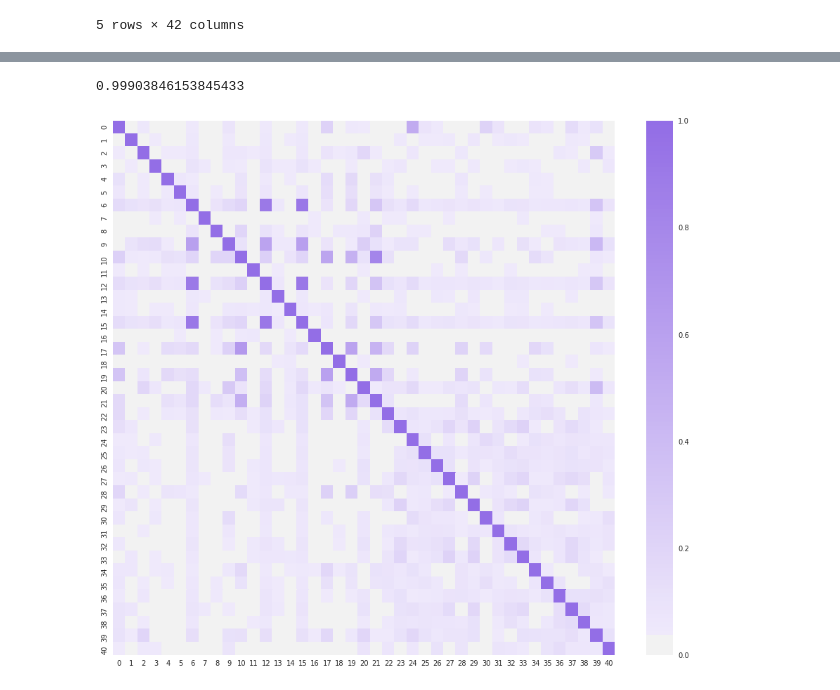
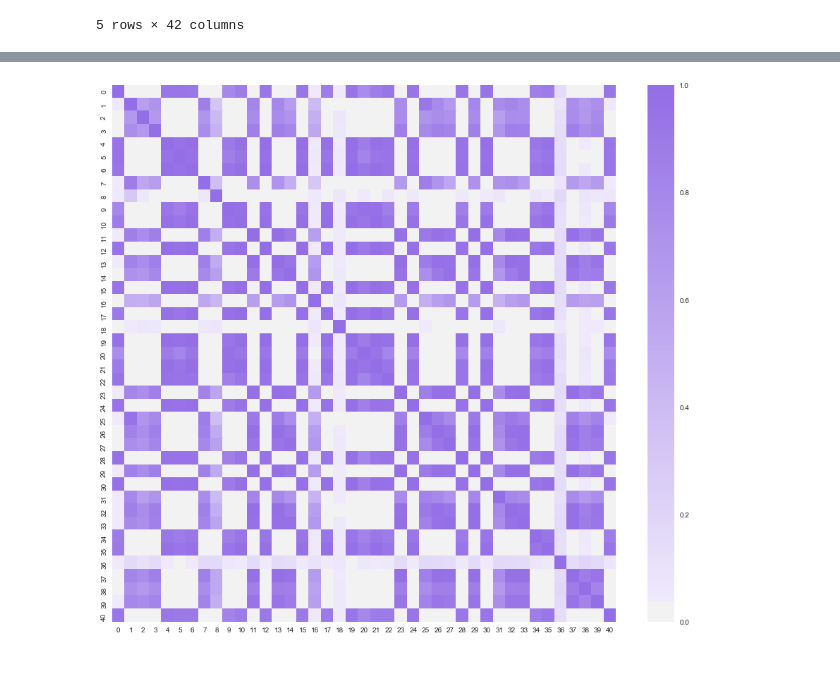
Before and after one commit to ruteee/pesquisa, a Jupyter notebook: Correlação cruzada.ipynb, the cells around one changed output, grey strips where cells are left out. Saved outputs shown, nothing was run; the diff lists cells and outputs as text; code cells hidden in the pictures.

```diff
--- a/Correlação cruzada.ipynb
+++ b/Correlação cruzada.ipynb
@@ -124,12 +45,26 @@ array([  4.00000000e-05,   5.74166667e+00,   3.74166667e+00,
+# %%
+#reading dfs
+dfs_fail_0  = get_dfs(291,301)
+dfs_fail_25 = get_dfs(301, 311)
+dfs_fail_50 = get_dfs(311,321)
+dfs_fail_75 = get_dfs(321,331)
+dfs_fail_100 = get_dfs(331,341)
 # %%
-num_rep = 10
+def mean_correlation(wlag, dfs = []):
+    matrix_corr_list = []
+    m_sum = np.zeros([dfs[0].shape[1] -1 , dfs[0].shape[1] -1])
+    dfs_norm = normalize_dfs(dfs)
 
-for k in np.arange(0,num_rep):
-    sim1_norm = (sim1 -  sim1.mean())/sim1.std()
-    sim1_norm['tout'] = sim1['tout']
-    wlag = int(2/0.01)
-    tam_m = len(sim1_norm.columns[1:])
-    m_corr = np.zeros((tam_m,tam_m,2))
-    for i, x in enumerate(sim1_norm.columns[1:]):
-        for j, y in enumerate(sim1_norm.columns[1:]):
-             m_corr[i][j] = sig_corr(np.array(sim1_norm[x]), np.array(sim1_norm[y]),wlag, 0.01)
+    for df in dfs_norm:
+        tam_m = int(len(df.columns[1:]))
+        m_corr = np.zeros((tam_m,tam_m,2))
+        for i, x in enumerate(df.columns[1:]):
+            for j, y in enumerate(df.columns[1:]):
+                m_corr[i][j] = sig_corr(np.array(df[x]), np.array(df[y]),wlag, 0.01)
+            matrix_corr_list.append(m_corr)
+
+    for m in matrix_corr_list:
+        m_sum = np.add(m_sum, m[:,:,1])
+    m_sum = m_sum/len(dfs)
+
+    return m_sum/np.diagonal(m_sum)
@@ -153,13 +71,15 @@ array([[ 0.99982762,  0.03732085,  0.05847364, ...,  0.05223334,
-# %%
-m_max_corr[40][40]
-# %% [output]
-0.99903846153845433
+# %%
+mean_matrix_0 = mean_correlation(int(2/0.01), dfs_fail_0)
+mean_matrix_25 = mean_correlation(int(2/0.01), dfs_fail_25)
+mean_matrix_50 = mean_correlation(int(2/0.01), dfs_fail_50)
+mean_matrix_75 = mean_correlation(int(2/0.01), dfs_fail_75)
+mean_matrix_100 = mean_correlation(int(2/0.01), dfs_fail_100)
 # %%
 sns.set(style="white")
 f, ax = plt.subplots(figsize=(16, 14))
 cmap = sns.diverging_palette(150, 275, s=80, l=55, as_cmap=True)
 
-sns.heatmap(m_max_corr, cmap=cmap, vmax=1, vmin=0, center=0)
+sns.heatmap(mean_matrix_50, cmap=cmap, vmax=1, vmin=0, center=0)
 plt.show()
 # %% [output]
-[figure, old version]
+[figure, new version]
```
Also changed, not shown: parts of 11 cells of this notebook.
